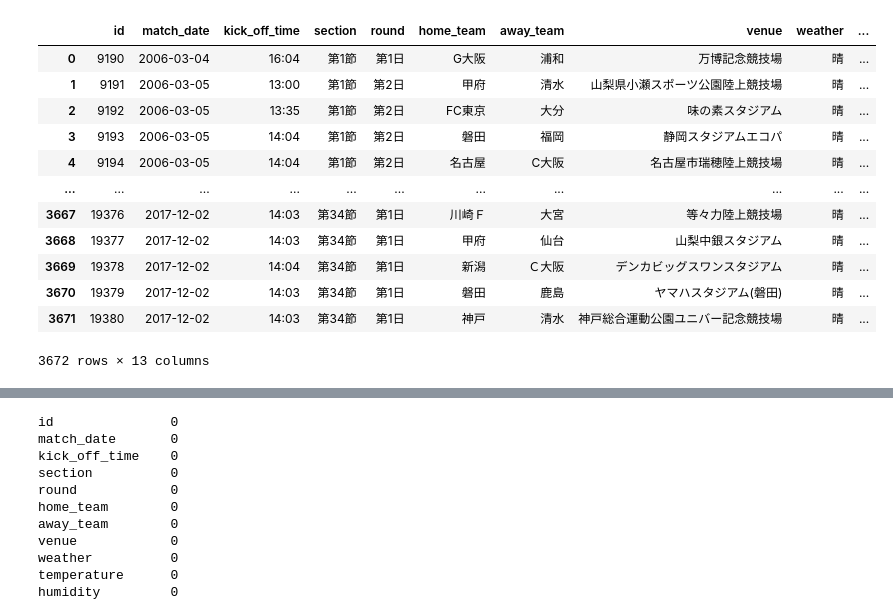
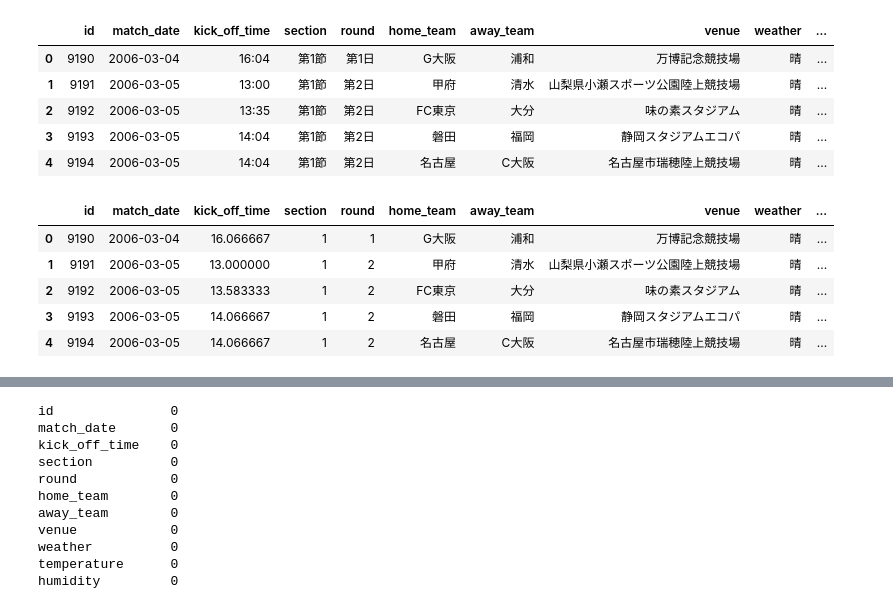
Before and after one commit to NaohiroKobayashi/my_stock, a Jupyter notebook: jLeague/EDA.ipynb, the cells around one changed output, grey strips where cells are left out. Cells and saved outputs as stored; diff of their text form; code cells hidden in the pictures.

```diff
--- a/jLeague/EDA.ipynb
+++ b/jLeague/EDA.ipynb
@@ -11,18 +14,68 @@ venue_df = pd.read_csv("V:/kobayashi_kaggle/jLeague/venue_information.csv")
 match_df = pd.read_csv("V:/kobayashi_kaggle/jLeague/match_reports.csv")
 holidays_df = pd.read_csv("V:/kobayashi_kaggle/jLeague/holidays_in_japan.csv")
 # %%
-train_df
+train_df.head()
 # %% [output]
 |  | id | match_date | kick_off_time | section | round | home_team | away_team | venue | weather | ... |
 | 0 | 9190 | 2006-03-04 | 16:04 | 第1節 | 第1日 | G大阪 | 浦和 | 万博記念競技場 | 晴 | ... |
 | 1 | 9191 | 2006-03-05 | 13:00 | 第1節 | 第2日 | 甲府 | 清水 | 山梨県小瀬スポーツ公園陸上競技場 | 晴 | ... |
 | 2 | 9192 | 2006-03-05 | 13:35 | 第1節 | 第2日 | FC東京 | 大分 | 味の素スタジアム | 晴 | ... |
 | 3 | 9193 | 2006-03-05 | 14:04 | 第1節 | 第2日 | 磐田 | 福岡 | 静岡スタジアムエコパ | 晴 | ... |
 | 4 | 9194 | 2006-03-05 | 14:04 | 第1節 | 第2日 | 名古屋 | C大阪 | 名古屋市瑞穂陸上競技場 | 晴 | ... |
-| ... | ... | ... | ... | ... | ... | ... | ... | ... | ... | ... |
-| 3667 | 19376 | 2017-12-02 | 14:03 | 第34節 | 第1日 | 川崎Ｆ | 大宮 | 等々力陸上競技場 | 晴 | ... |
-| 3668 | 19377 | 2017-12-02 | 14:03 | 第34節 | 第1日 | 甲府 | 仙台 | 山梨中銀スタジアム | 晴 | ... |
-| 3669 | 19378 | 2017-12-02 | 14:04 | 第34節 | 第1日 | 新潟 | Ｃ大阪 | デンカビッグスワンスタジアム | 晴 | ... |
-| 3670 | 19379 | 2017-12-02 | 14:03 | 第34節 | 第1日 | 磐田 | 鹿島 | ヤマハスタジアム(磐田) | 晴 | ... |
-| 3671 | 19380 | 2017-12-02 | 14:03 | 第34節 | 第1日 | 神戸 | 清水 | 神戸総合運動公園ユニバー記念競技場 | 晴 | ... |
-3672 rows × 13 columns
+# %%
+def clean(df):
+    # 祝日の付与
+    holidays_df.rename(columns={'holiday_date': 'match_date'}, inplace=True)
+    holidays_df['holiday_flag'] = 1
+    df = pd.merge(df, holidays_df, on='match_date', how='left')
+    df['holiday_flag'] = df['holiday_flag'].fillna(0)
+
+    # match_dateの日付型に変換
+    df['match_date'] = pd.to_datetime(df['match_date'])
+    df['year'] = df['match_date'].dt.year
+    df['month'] = df['match_date'].dt.month
+    df['day'] = df['match_date'].dt.day
+    df['day_name'] = df['match_date'].dt.weekday
+
+    # kickoff_timeの時間型に変換
+    df['kick_off_time'] = pd.to_datetime(df['kick_off_time'], format='%H:%M')
+    df['kick_off_time'] = df['kick_off_time'].dt.hour + df['kick_off_time'].dt.minute / 60
+
+    # sectionの数値化
+    df['section'] = df['section'].str.replace('第', '').str.replace('節', '').astype(int)
+
+    # roundの数値化
+    df['round'] = df['round'].str.replace('第', '').str.replace('日', '').astype(int)
+
+    # 雨の付与
+    df['rain'] = 0
+    df.loc[df['weather'].str.contains('雨'), 'rain'] = 1
+
+    # 晴れの付与
+    df['sunny'] = 0
+    df.loc[df['weather'].str.contains('晴'), 'sunny'] = 1
+
+    # NHKの付与
+    df['nhk'] = 0
+    df.loc[df['broadcasters'].str.contains('NHK'), 'nhk'] = 1
+
+    # broadcastersの数値化
+    df['broadcasters'] = df['broadcasters'].str.count('/') + 1
+
+    # homeとawayの距離
+
+
+    # venueの結合
+    df = pd.merge(df, venue_df, on='venue', how='left')
+
+    return df
+
+train_clean = clean(train_df)
+train_clean.head()
+# %% [output]
+|  | id | match_date | kick_off_time | section | round | home_team | away_team | venue | weather | ... |
+| 0 | 9190 | 2006-03-04 | 16.066667 | 1 | 1 | G大阪 | 浦和 | 万博記念競技場 | 晴 | ... |
+| 1 | 9191 | 2006-03-05 | 13.000000 | 1 | 2 | 甲府 | 清水 | 山梨県小瀬スポーツ公園陸上競技場 | 晴 | ... |
+| 2 | 9192 | 2006-03-05 | 13.583333 | 1 | 2 | FC東京 | 大分 | 味の素スタジアム | 晴 | ... |
+| 3 | 9193 | 2006-03-05 | 14.066667 | 1 | 2 | 磐田 | 福岡 | 静岡スタジアムエコパ | 晴 | ... |
+| 4 | 9194 | 2006-03-05 | 14.066667 | 1 | 2 | 名古屋 | C大阪 | 名古屋市瑞穂陸上競技場 | 晴 | ... |
```
Also changed, not shown: parts of 16 cells of this notebook.
